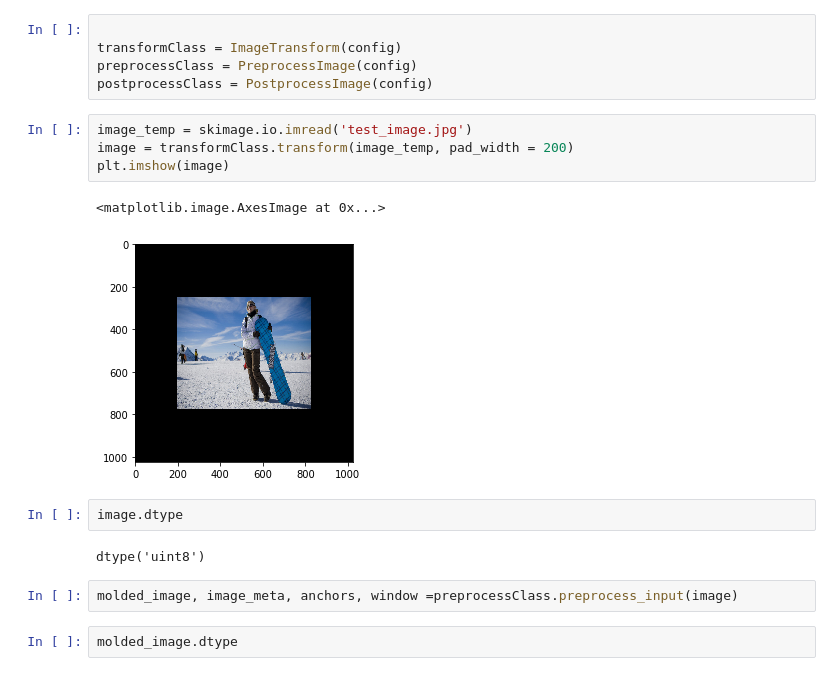
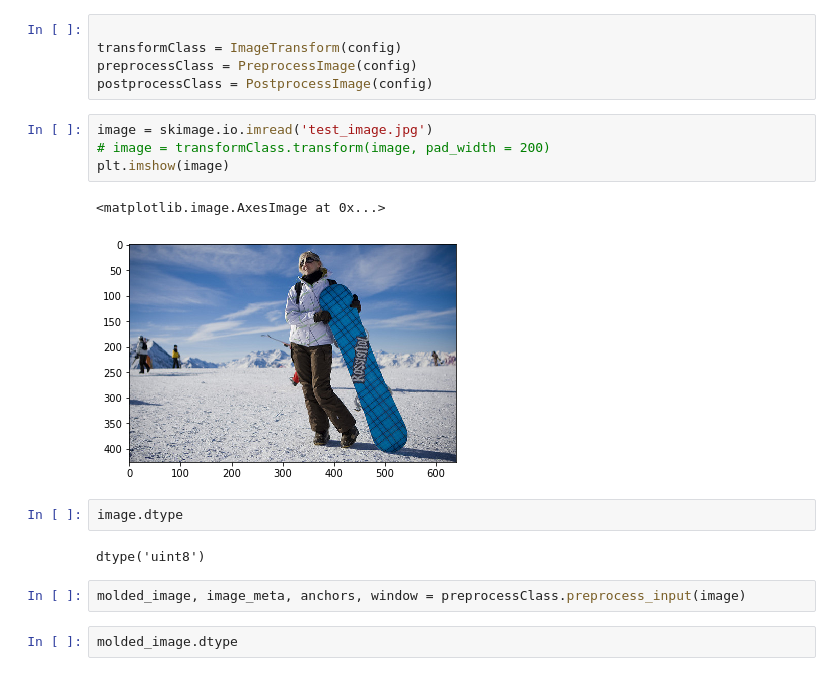
Before and after one commit to moganesyan/tensorflow_model_deployment, a Jupyter notebook: notebooks/TF_SERVING_Model_Test.ipynb, the cells around one changed output. Cells and saved outputs as stored; diff of their text form.

```diff
--- a/notebooks/TF_SERVING_Model_Test.ipynb
+++ b/notebooks/TF_SERVING_Model_Test.ipynb
@@ -46,18 +49,18 @@ transformClass = ImageTransform(config)
 preprocessClass = PreprocessImage(config)
 postprocessClass = PostprocessImage(config)
 # %%
-image_temp = skimage.io.imread('test_image.jpg')
-image = transformClass.transform(image_temp, pad_width = 200)
+image = skimage.io.imread('test_image.jpg')
+# image = transformClass.transform(image, pad_width = 200)
 plt.imshow(image)
 # %% [output]
 <matplotlib.image.AxesImage at 0x...>
-[figure, old version]
+[figure, new version]
 # %%
 image.dtype
 # %% [output]
 dtype('uint8')
 # %%
-molded_image, image_meta, anchors, window =preprocessClass.preprocess_input(image)
+molded_image, image_meta, anchors, window = preprocessClass.preprocess_input(image)
 # %%
 molded_image.dtype
 # %% [output]
```
Also changed, not shown: parts of 9 cells of this notebook, 5 other files.
